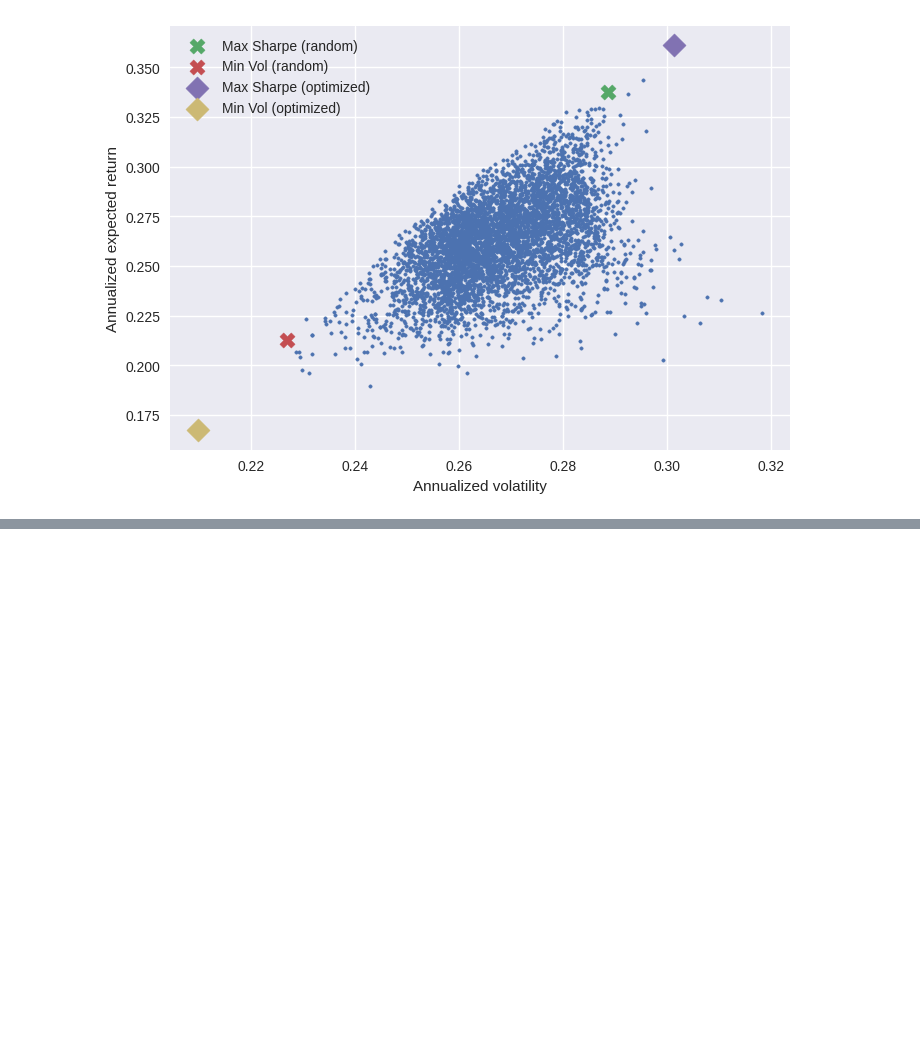
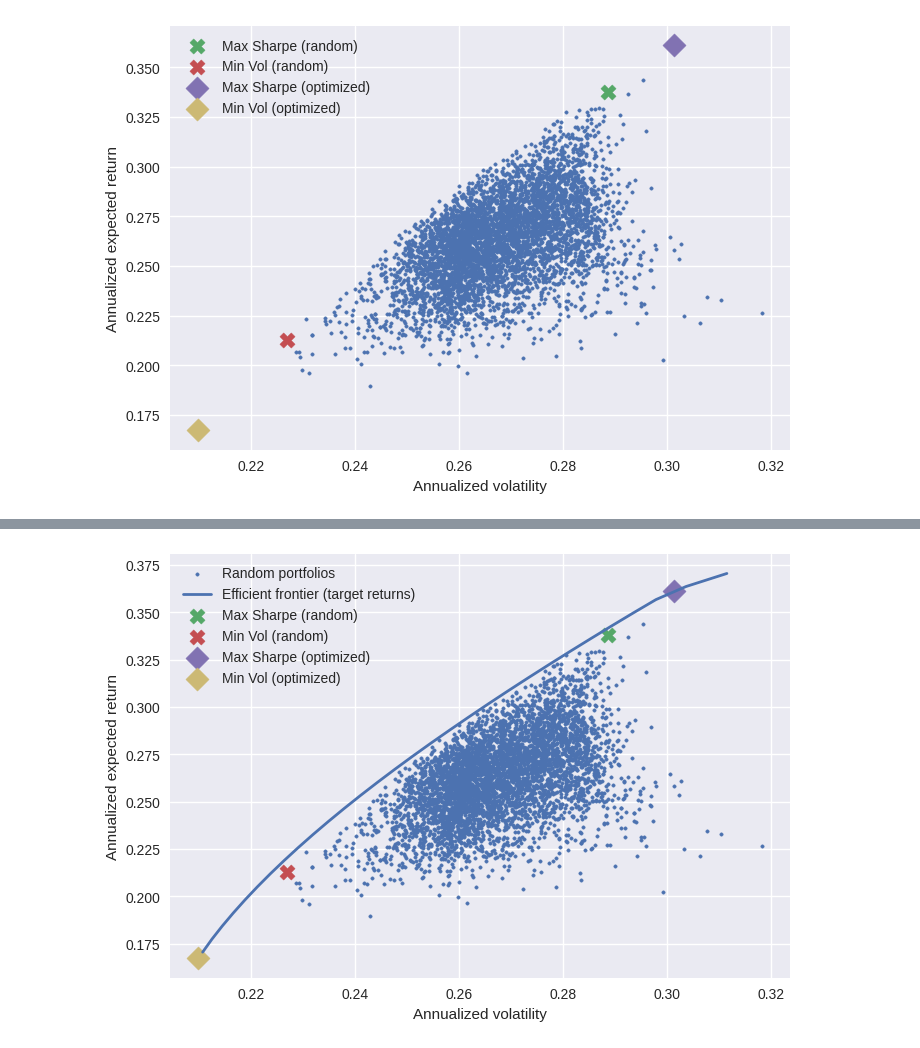
Before and after one commit to eyet7/Markowitz-portfolio-optimization, a Jupyter notebook: notebooks/01_markowitz.ipynb, the cells around one changed output, grey strips where cells are left out. Saved outputs shown, nothing was run; the diff lists cells and outputs as text; code cells hidden in the pictures; blank space fills up the shorter version.

```diff
--- a/notebooks/01_markowitz.ipynb
+++ b/notebooks/01_markowitz.ipynb
@@ -356,0 +438,25 @@ plt.show()
+# %%
+plt.figure()
+plt.scatter(port_vols, port_returns, s=6, label="Random portfolios")
+
+# Efficient frontier (filtered)
+mask = ~np.isnan(frontier_vols) & ~np.isnan(frontier_returns)
+plt.plot(frontier_vols[mask], frontier_returns[mask], linewidth=2, label="Efficient frontier (target returns)")
+
+# Random search key points
+plt.scatter([best_point[0]], [best_point[1]], s=120, marker="X", label="Max Sharpe (random)")
+plt.scatter([minvol_point[0]], [minvol_point[1]], s=120, marker="X", label="Min Vol (random)")
+
+# Optimized key points (from previous step)
+minvol_opt_point = portfolio_performance(w_minvol_opt, mu, cov)      # (return, vol)
+maxsharpe_opt_point = portfolio_performance(w_maxsharpe_opt, mu, cov) # (return, vol)
+
+plt.scatter([maxsharpe_opt_point[1]], [maxsharpe_opt_point[0]], s=140, marker="D", label="Max Sharpe (optimized)")
+plt.scatter([minvol_opt_point[1]], [minvol_opt_point[0]], s=140, marker="D", label="Min Vol (optimized)")
+
+plt.xlabel("Annualized volatility")
+plt.ylabel("Annualized expected return")
+plt.legend()
+plt.show()
+# %% [output]
+[figure, added]
```
Also changed, not shown: parts of 9 cells of this notebook.
